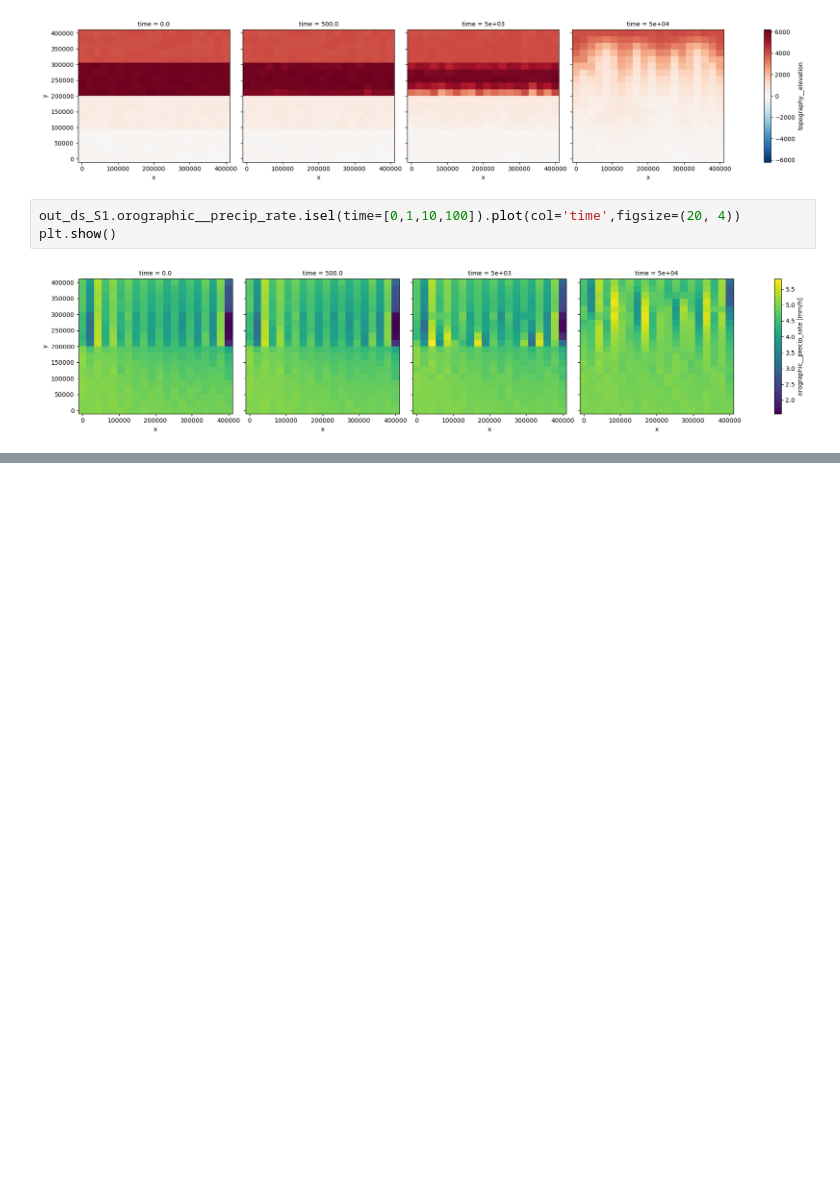
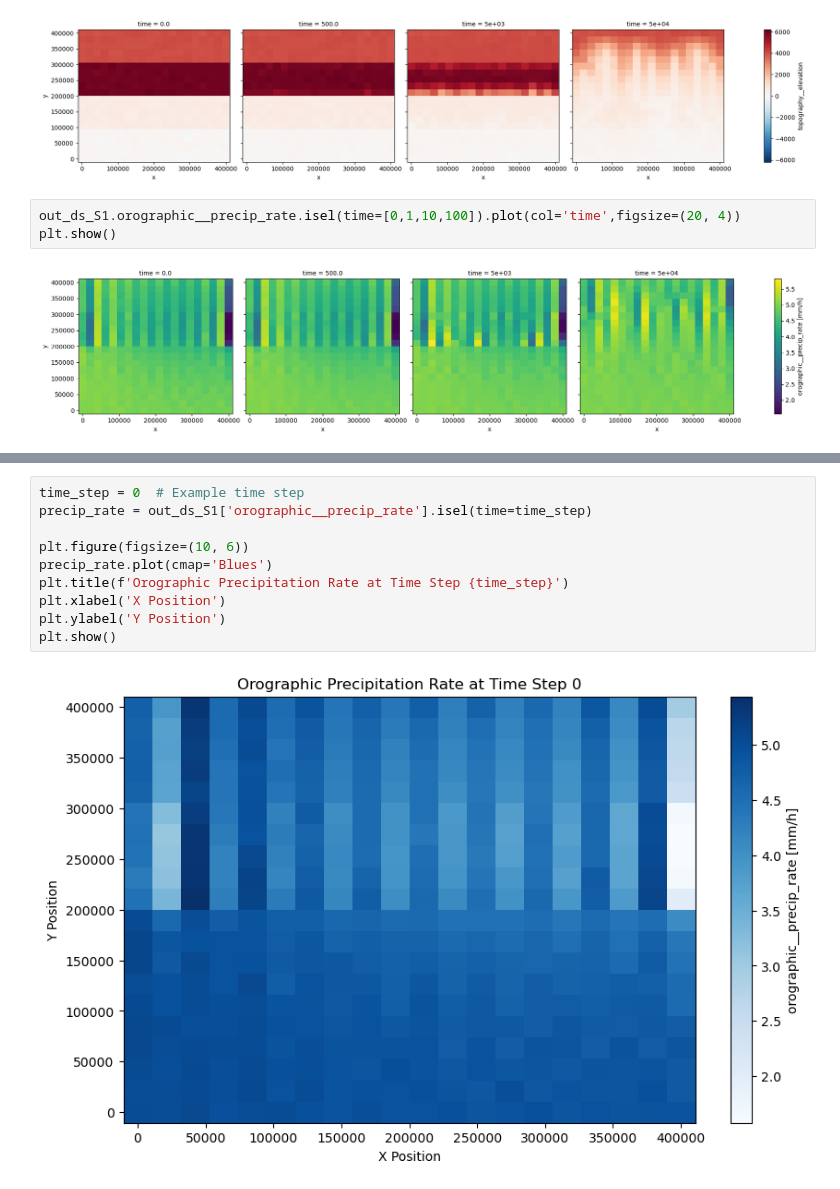
Before and after one commit to Lucas08793/ClimateLandscapeEvolution, a Jupyter notebook: newmountain.ipynb, the cells around one changed output, grey strips where cells are left out. Cells and saved outputs as stored; diff of their text form; blank space fills up the shorter version.

```diff
--- a/newmountain.ipynb
+++ b/newmountain.ipynb
@@ -338,0 +417,12 @@ plt.show()
+# %%
+time_step = 0  # Example time step
+precip_rate = out_ds_S1['orographic__precip_rate'].isel(time=time_step)
+
+plt.figure(figsize=(10, 6))
+precip_rate.plot(cmap='Blues')
+plt.title(f'Orographic Precipitation Rate at Time Step {time_step}')
+plt.xlabel('X Position')
+plt.ylabel('Y Position')
+plt.show()
+# %% [output]
+[figure, added]
```
Also changed, not shown: parts of 7 cells of this notebook.
